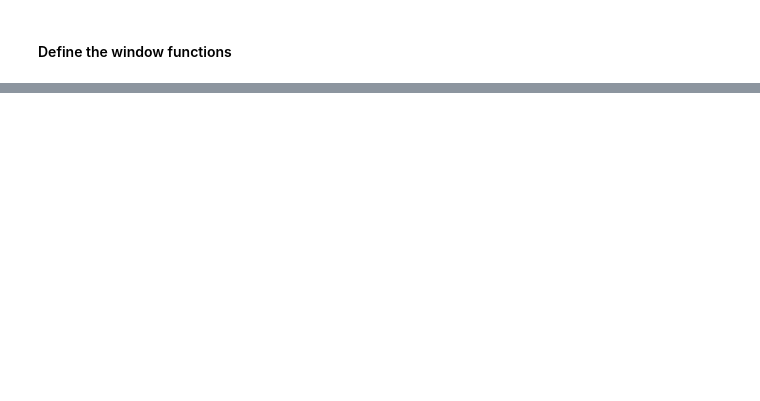
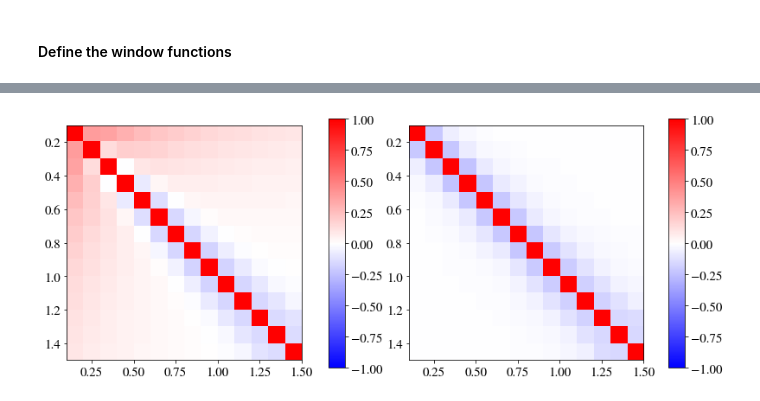
Before and after one commit to fabienlacasa/PySSC, a Jupyter notebook: examples.ipynb, the cells around one changed output, grey strips where cells are left out. Cells and saved outputs as stored; diff of their text form; code cells hidden in the pictures; blank space fills up the shorter version.

```diff
--- a/examples.ipynb
+++ b/examples.ipynb
@@ -153,0 +178,26 @@ plt.show()
+# %%
+# Let's now plot the correlation matrix : Sij/sqrt(Sii*Sjj)
+#Compute the correlation matrix
+correl_T = np.zeros((nbins_T,nbins_T))
+for i in range(nbins_T):
+    for j in range(nbins_T):
+        correl_T[i,j] = Sijw_T[i,j] / np.sqrt(Sijw_T[i,i]*Sijw_T[j,j])
+#Plot correlation matrices
+#Turbo mode
+fig = plt.figure(figsize=(13,5))
+plt.subplot(1,2,1)
+P = plt.imshow(correl,interpolation='none',cmap='bwr',vmin=-1,vmax=1,extent=[zmin,zmax,zmax,zmin])
+P.axes.tick_params(labelsize=15)
+ax1 = fig.add_axes([0.48, 0.1, 0.02, 0.8])
+cbar = plt.colorbar(P,ax1)
+cbar.ax.tick_params(labelsize=15)
+#Normal mode
+plt.subplot(1,2,2)
+P = plt.imshow(correl_T,interpolation='none',cmap='bwr',vmin=-1,vmax=1,extent=[zmin,zmax,zmax,zmin])
+P.axes.tick_params(labelsize=15)
+ax2 = fig.add_axes([0.9, 0.1, 0.02, 0.8])
+cbar = plt.colorbar(P,ax2)
+cbar.ax.tick_params(labelsize=15)
+plt.show()
+# %% [output]
+[figure, added]
```
Also changed, not shown: parts of 10 cells of this notebook, 2 other files.
